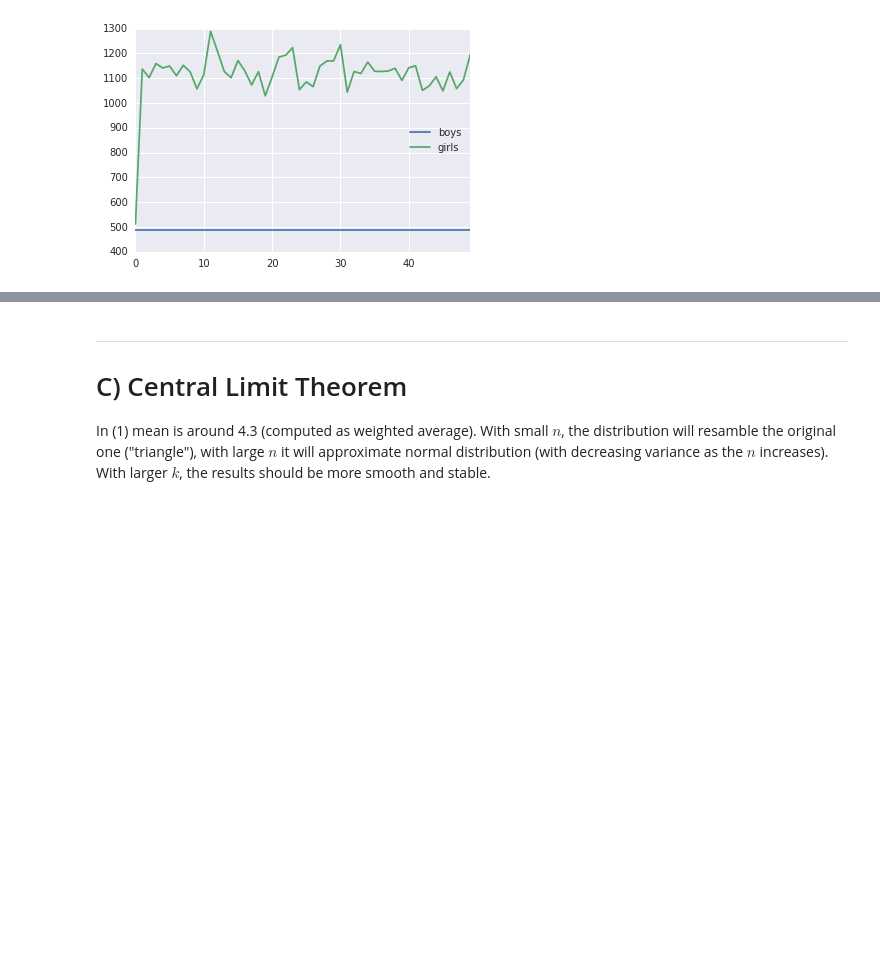
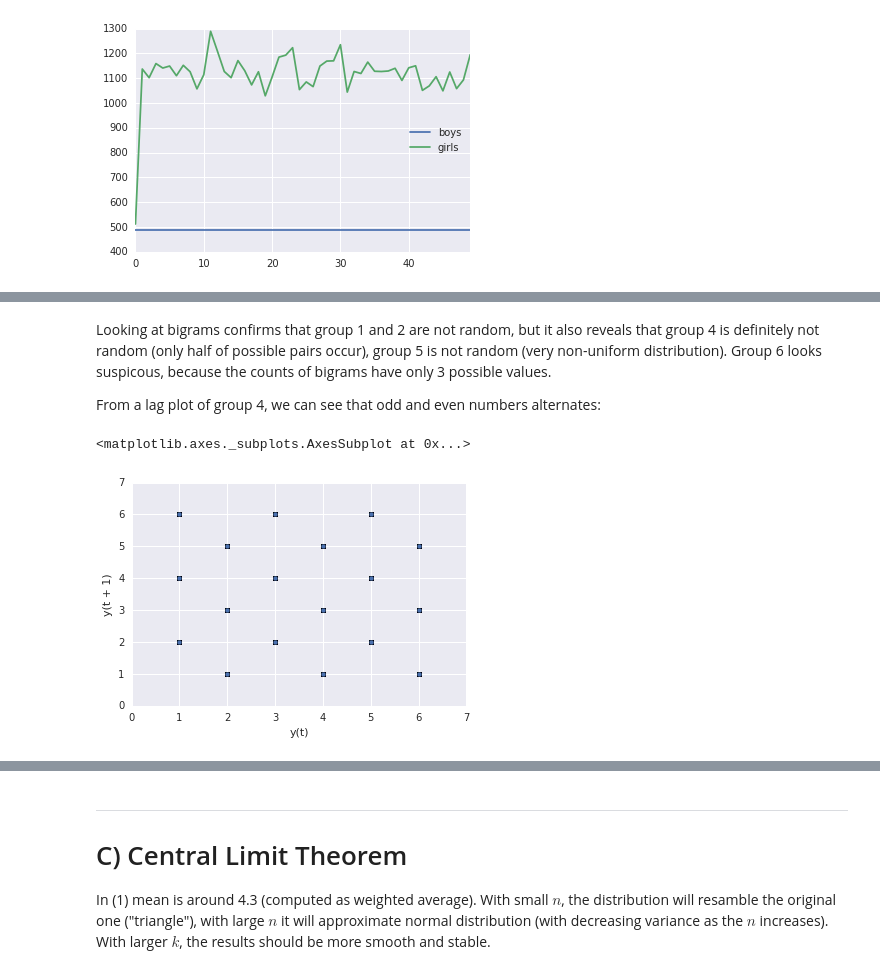
Before and after one commit to effa/iv122, a Jupyter notebook: 09-probability.ipynb, the cells around one changed output, grey strips where cells are left out. Cells and saved outputs as stored; diff of their text form; code cells hidden in the pictures; blank space fills up the shorter version.

```diff
--- a/09-probability.ipynb
+++ b/09-probability.ipynb
@@ -215,0 +179,9 @@ distinct birgrams 36
+# %% [markdown]
+Looking at bigrams confirms that group 1 and 2 are not random, but it also reveals that group 4 is definitely not random (only half of possible pairs occur), group 5 is not random (very non-uniform distribution). Group 6 looks suspicous, because the counts of bigrams have only 3 possible values.
+
+From a lag plot of group 4, we can see that odd and even numbers alternates:
+# %%
+lag_plot(numbers_wide[4], lag=1)
+# %% [output]
+<matplotlib.axes._subplots.AxesSubplot at 0x...>
+[figure, added]
```
Also changed, not shown: parts of 22 cells of this notebook.
